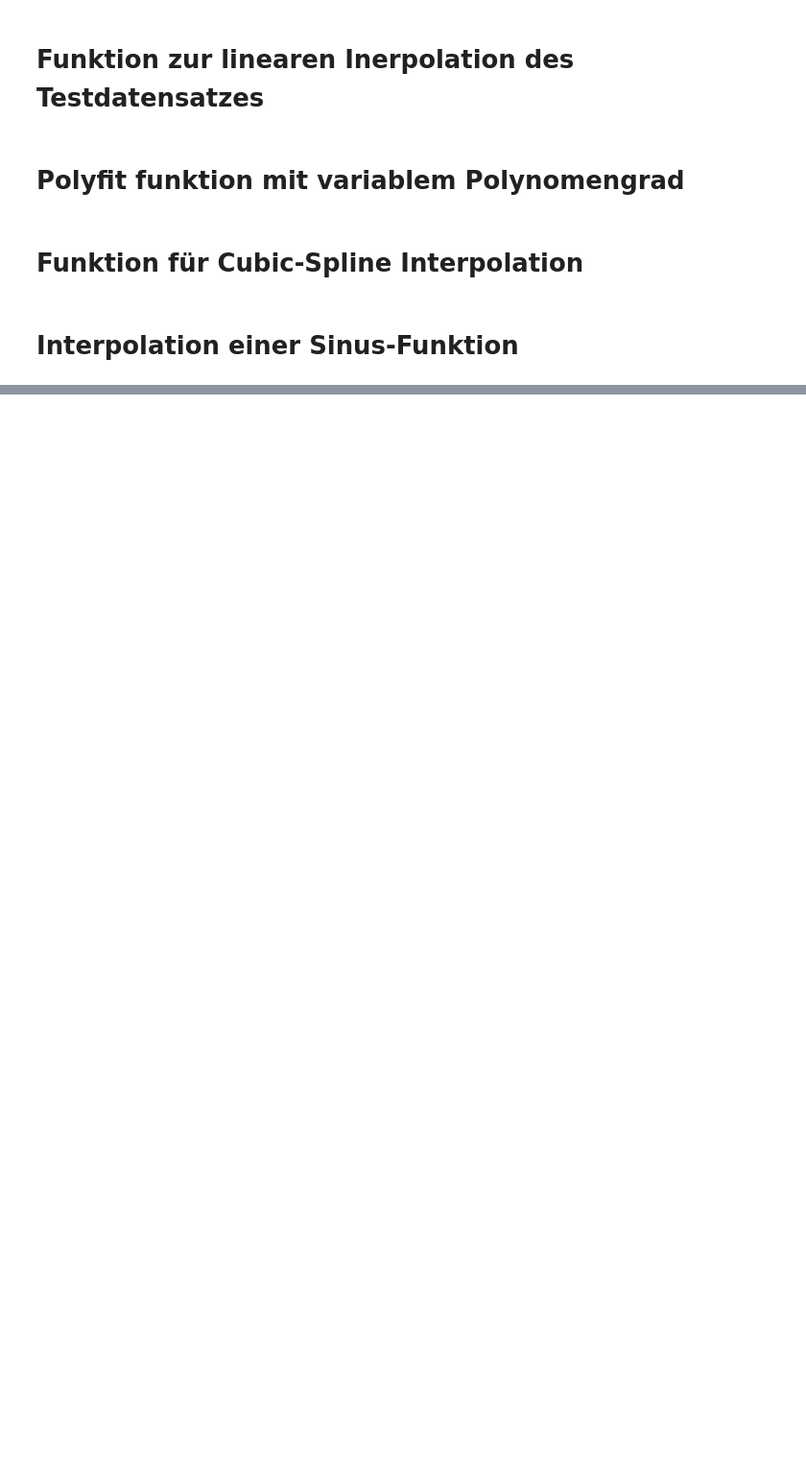
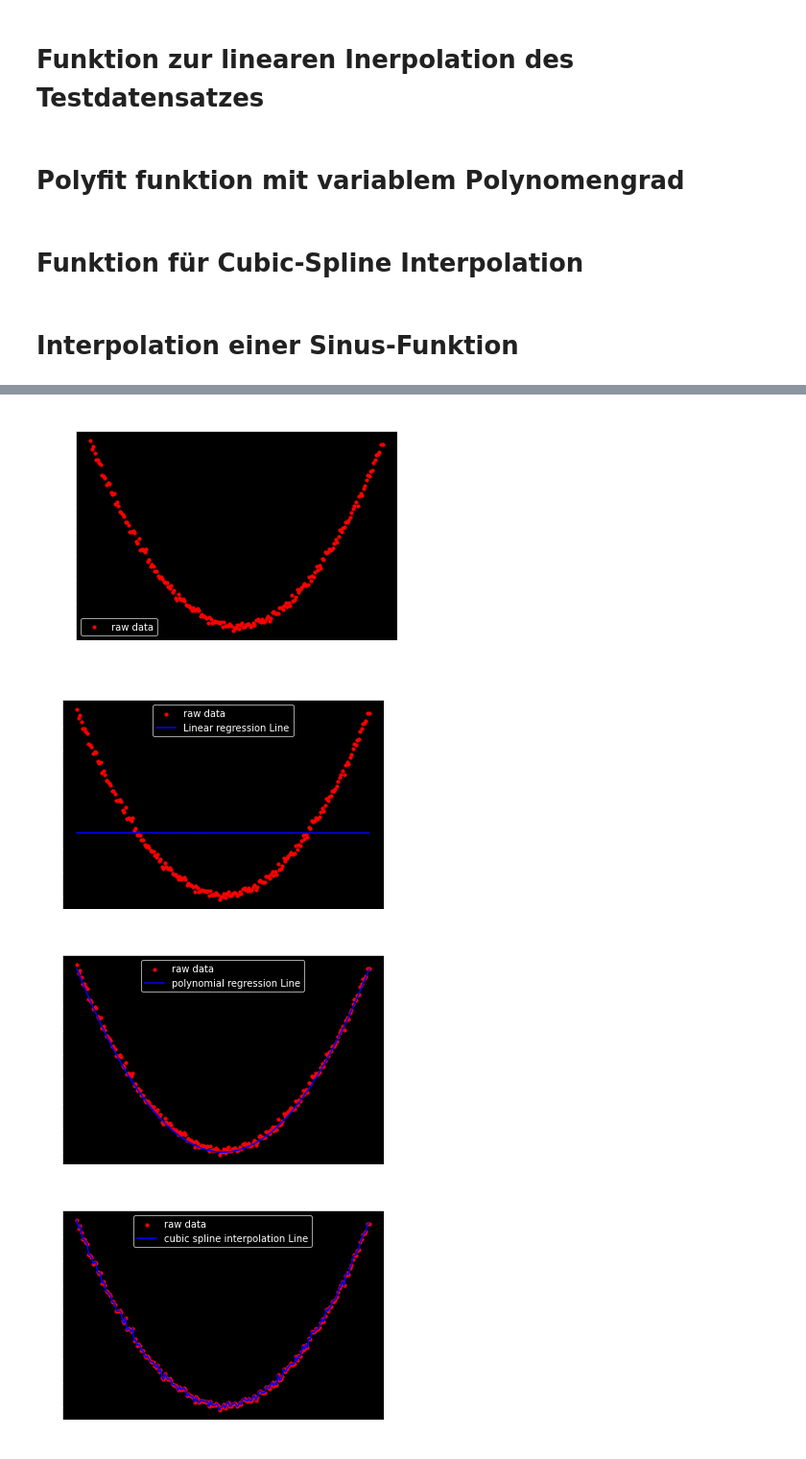
Before and after one commit to TillWege/Angewandte-Statistik, a Jupyter notebook: Paper.ipynb, the cells around one changed output, grey strips where cells are left out. Shown at 96% size. Cells and saved outputs as stored; diff of their text form; code cells hidden in the pictures; blank space fills up the shorter version.

```diff
--- a/Paper.ipynb
+++ b/Paper.ipynb
@@ -102,0 +187,10 @@ linreg_plot(x_data, y_data)
+# %%
+scatter_plot(x_data, y_data_sqrd)
+linreg_plot(x_data, y_data_sqrd)
+polyfit_plot(x_data, y_data_sqrd, 3)
+cubic_spline_plot(x_data, y_data_sqrd)
+# %% [output]
+[figure, added]
+[figure, added]
+[figure, added]
+[figure, added]
```
Also changed, not shown: parts of 25 cells of this notebook.
